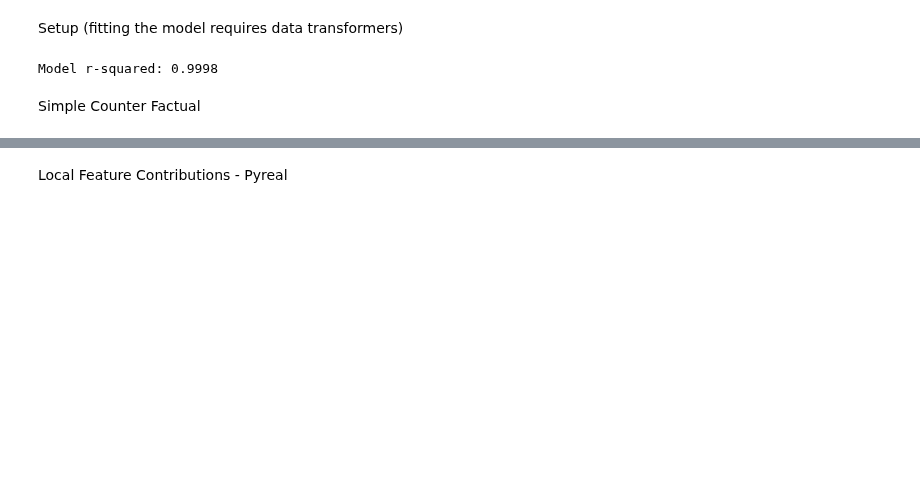
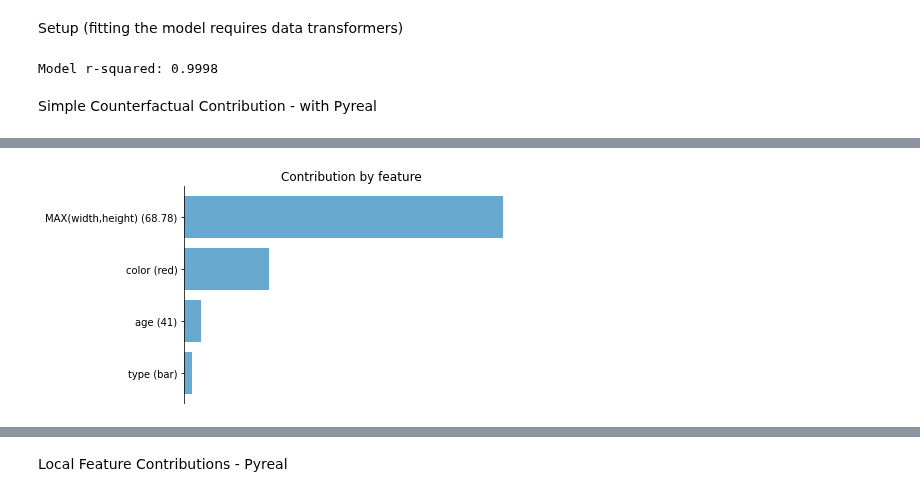
Before and after one commit to sibyl-dev/pyreal, a Jupyter notebook: experiments/trinket.ipynb, the cells around one changed output, grey strips where cells are left out. Cells and saved outputs as stored; diff of their text form; code cells hidden in the pictures; blank space fills up the shorter version.

Commit message:
Simple Counterfactual Explanation done

```diff
--- a/experiments/trinket.ipynb
+++ b/experiments/trinket.ipynb
@@ -11,6 +11,7 @@ from pyreal.transformers import fit_transformers
 data_orig = pd.read_csv("trinket_data.csv", index_col=0)
 y_orig = data_orig["price"]
 X_orig = data_orig.drop("price", axis=1)
+n_iterations = 30
 
 def hex_to_color_name(h):
     h = h.lstrip('#')
@@ -45,14 +46,12 @@ class MaxAggregator(Transformer):
         x = x.drop(self.columns, axis=1)
         return x
 
-colorTransformer = ColorTransformer(columns=["color"], interpret=True)
+colorTransformer = ColorTransformer(columns=["color"])
 colorEncoder = OneHotEncoder(columns=["color"])
-maxAggregator = MaxAggregator(columns=["width", "height"], interpret=True)
+maxAggregator = MaxAggregator(columns=["width", "height"])
 featureSelect = FeatureSelectTransformer(['age', 'type_bar', 'type_foo', 'type_foobar',
                                           'color_blue', 'color_green', 'color_red',
                                           'MAX(width,height)'])
-mappings = Mappings.generate_mappings(
-    categorical_to_one_hot={"type": {"type_foo": "foo", "type_bar": "bar", "type_foobar": "foobar"}})
 
 model_transformers = [maxAggregator, colorTransformer, colorEncoder, featureSelect]
 X_model = fit_transformers(model_transformers, X_orig)
@@ -62,5 +61,63 @@ model.fit(X_model[0:400], y_orig[0:400])
 print("Model r-squared: %.4f" % model.score(X_model[401:], y_orig[401:]))
 # %% [output]
 Model r-squared: 0.9998
-# %% [markdown]
-Simple Counter Factual
+# %% [markdown]
+Simple Counterfactual Contribution - with Pyreal
+# %%
+from pyreal.utils import visualize
+from pyreal.transformers import Transformer, OneHotEncoder, Mappings, MappingsOneHotDecoder, FeatureSelectTransformer
+from pyreal.transformers import fit_transformers
+from pyreal.explainers import SimpleCounterfactualContribution
+
+start = time.time()
+
+
+class ColorTransformer(Transformer):  # ****
+    def __init__(self, columns, **kwargs):  # ****
+        self.columns = columns
+        super().__init__(**kwargs)
+
+    def fit(self, x):  # ****
+        return self  # ****
+
+    def data_transform(self, x):  # ****
+        for col in self.columns:
+            x[col] = x[col].apply(hex_to_color_name)
+        return x  # ****
+
+
+class MaxAggregator(Transformer):  # ****
+    def __init__(self, columns, **kwargs):  # ****
+        self.columns = columns
+        super().__init__(**kwargs)
+
+    def data_transform(self, x):  # ****
+        column_name = "MAX("
+        column_name += ",".join(self.columns)
+        column_name += ")"
+        x[column_name] = x[self.columns].max(axis=1)
+        x = x.drop(self.columns, axis=1)
+        return x  # ****
+
+
+colorTransformer = ColorTransformer(columns=["color"], interpret=True)
+colorEncoder = OneHotEncoder(columns=["color"])
+maxAggregator = MaxAggregator(columns=["width", "height"], algorithm=True, interpret=True)
+featureSelect = FeatureSelectTransformer(['age', 'type_bar', 'type_foo', 'type_foobar',
+                                          'color_blue', 'color_green', 'color_red',
+                                          'MAX(width,height)'])
+mappings = Mappings.generate_mappings(
+    categorical_to_one_hot={"type": {"type_foo": "foo", "type_bar": "bar", "type_foobar": "foobar"}})
+typeDecoder = MappingsOneHotDecoder(mappings, algorithm=True, interpret=True)
+typeEncoder = OneHotEncoder(columns=["type"])
+model_transformers = [maxAggregator, colorTransformer, colorEncoder, featureSelect, typeDecoder, typeEncoder]
+fit_transformers(model_transformers, X_orig)
+
+explainer = SimpleCounterfactualContribution(model, X_orig, transformers=model_transformers, fit_on_init=True)
+explanation_pyreal, X_interpret = explainer.produce(X_orig.iloc[:100])
+print(explanation_pyreal)
+print("runtime:", time.time()-start)
+
+visualize.plot_top_contributors(explanation_pyreal, select_by="absolute",
+                                values=X_interpret.iloc[0], show=True)
+# %% [output]
@@ -66,0 +139 @@ Simple Counter Factual
+[figure, added]
```
Also changed, not shown: parts of 9 cells of this notebook.
